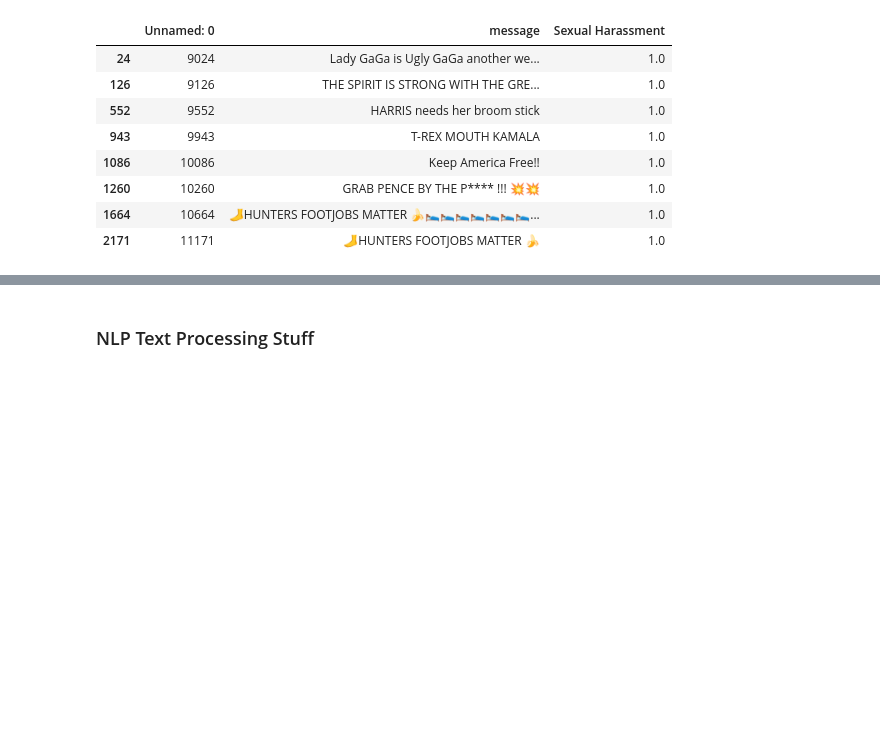
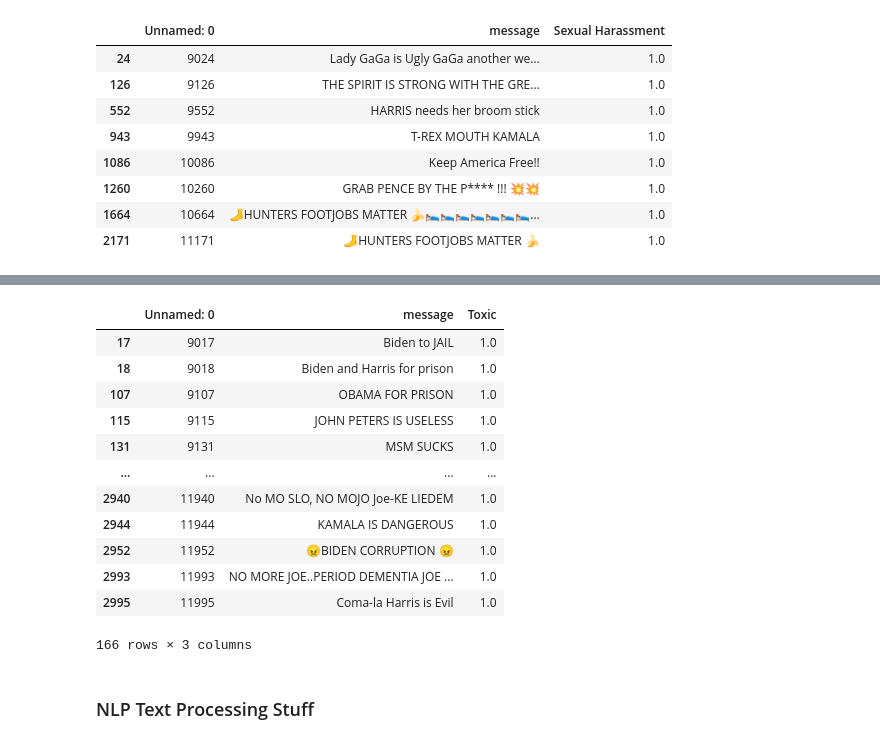
Before and after one commit to feebeef/Twitch-Chat-Log-Toxicity-Analysis, a Jupyter notebook: tfidf_YouTubeX.ipynb, the cells around one changed output, grey strips where cells are left out. Cells and saved outputs as stored; diff of their text form; code cells hidden in the pictures; blank space fills up the shorter version.

```diff
--- a/tfidf_YouTubeX.ipynb
+++ b/tfidf_YouTubeX.ipynb
@@ -133,3 +187,28 @@ sHarassment
+# %%
+toxic = pd.DataFrame()
+temp0 = coder1.loc[coder1['Toxic'] == 1.0]
+temp1 = coder2.loc[coder2['Toxic'] == 1.0]
+temp2 = coder3.loc[coder3['Toxic'] == 1.0]
+
+toxic = pd.concat([temp0, temp1, temp2])
+toxic.drop(toxic.columns.difference(['Unnamed: 0', 'message','Toxic']), 1, inplace=True)
+
+toxic.drop_duplicates(subset ="message", keep = False, inplace = True)
+toxic
+# %% [output]
+|  | Unnamed: 0 | message | Toxic |
+| 17 | 9017 | Biden to JAIL | 1.0 |
+| 18 | 9018 | Biden and Harris for prison | 1.0 |
+| 107 | 9107 | OBAMA FOR PRISON | 1.0 |
+| 115 | 9115 | JOHN PETERS IS USELESS | 1.0 |
+| 131 | 9131 | MSM SUCKS | 1.0 |
+| ... | ... | ... | ... |
+| 2940 | 11940 | No MO SLO, NO MOJO Joe-KE LIEDEM | 1.0 |
+| 2944 | 11944 | KAMALA IS DANGEROUS | 1.0 |
+| 2952 | 11952 | 😠BIDEN CORRUPTION 😠 | 1.0 |
+| 2993 | 11993 | NO MORE JOE..PERIOD DEMENTIA JOE ... | 1.0 |
+| 2995 | 11995 | Coma-la Harris is Evil | 1.0 |
+166 rows × 3 columns
 # %% [markdown]
 ### NLP Text Processing Stuff
 # %% [markdown]
```
Also changed, not shown: parts of 2 cells of this notebook.
